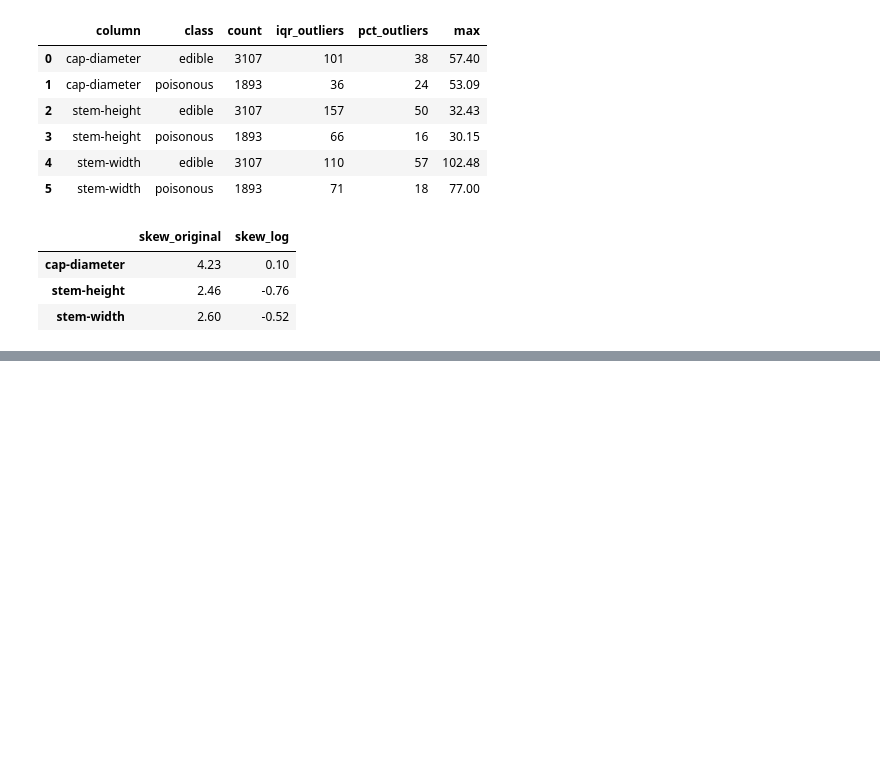
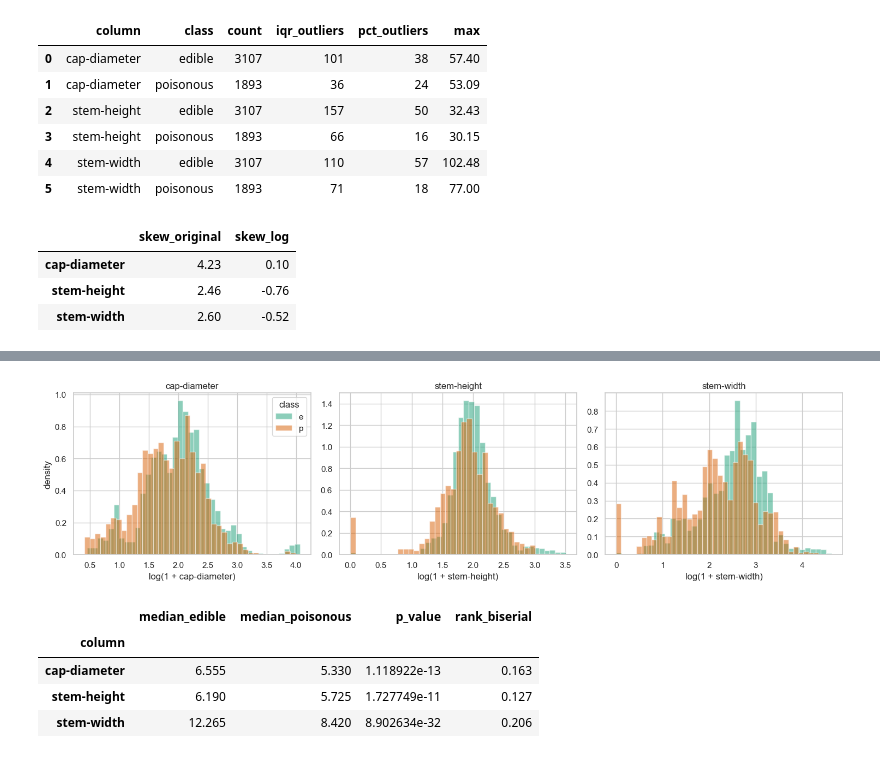
Before and after one commit to WillemSterckx/Skooma-Cats, a Jupyter notebook: Mushroom/1MushroomScrape.ipynb, the cells around one changed output, grey strips where cells are left out. Cells and saved outputs as stored; diff of their text form; code cells hidden in the pictures; blank space fills up the shorter version.

```diff
--- a/Mushroom/1MushroomScrape.ipynb
+++ b/Mushroom/1MushroomScrape.ipynb
@@ -289,0 +390,38 @@ pd.DataFrame({
+# %%
+from scipy.stats import mannwhitneyu
+
+num_cols = ['cap-diameter', 'stem-height', 'stem-width']
+class_colors = {'e': '#1b9e77', 'p': '#d95f02'}
+
+fig, axes = plt.subplots(1, 3, figsize=(15, 4))
+for ax, col in zip(axes, num_cols):
+    for cls, color in class_colors.items():
+        values = df.loc[df['class'] == cls, col].dropna()
+        ax.hist(np.log1p(values), bins=40, alpha=0.5, color=color, label=cls, density=True)
+    ax.set_title(col)
+    ax.set_xlabel(f'log(1 + {col})')
+axes[0].set_ylabel('density')
+axes[0].legend(title='class')
+plt.tight_layout()
+plt.show()
+
+tests = []
+for col in num_cols:
+    e_vals = df.loc[edible, col].dropna()
+    p_vals = df.loc[poisonous, col].dropna()
+    u_stat, p_value = mannwhitneyu(e_vals, p_vals)
+    tests.append({
+        'column': col,
+        'median_edible': e_vals.median(),
+        'median_poisonous': p_vals.median(),
+        'p_value': p_value,
+        'rank_biserial': round(2 * u_stat / (len(e_vals) * len(p_vals)) - 1, 3),
+    })
+pd.DataFrame(tests).set_index('column')
+# %% [output]
+[figure, added]
+|  | median_edible | median_poisonous | p_value | rank_biserial |
+| column |  |  |  |  |
+| cap-diameter | 6.555 | 5.330 | 1.118922e-13 | 0.163 |
+| stem-height | 6.190 | 5.725 | 1.727749e-11 | 0.127 |
+| stem-width | 12.265 | 8.420 | 8.902634e-32 | 0.206 |
```
Also changed, not shown: parts of 33 cells of this notebook, 6 other files.
